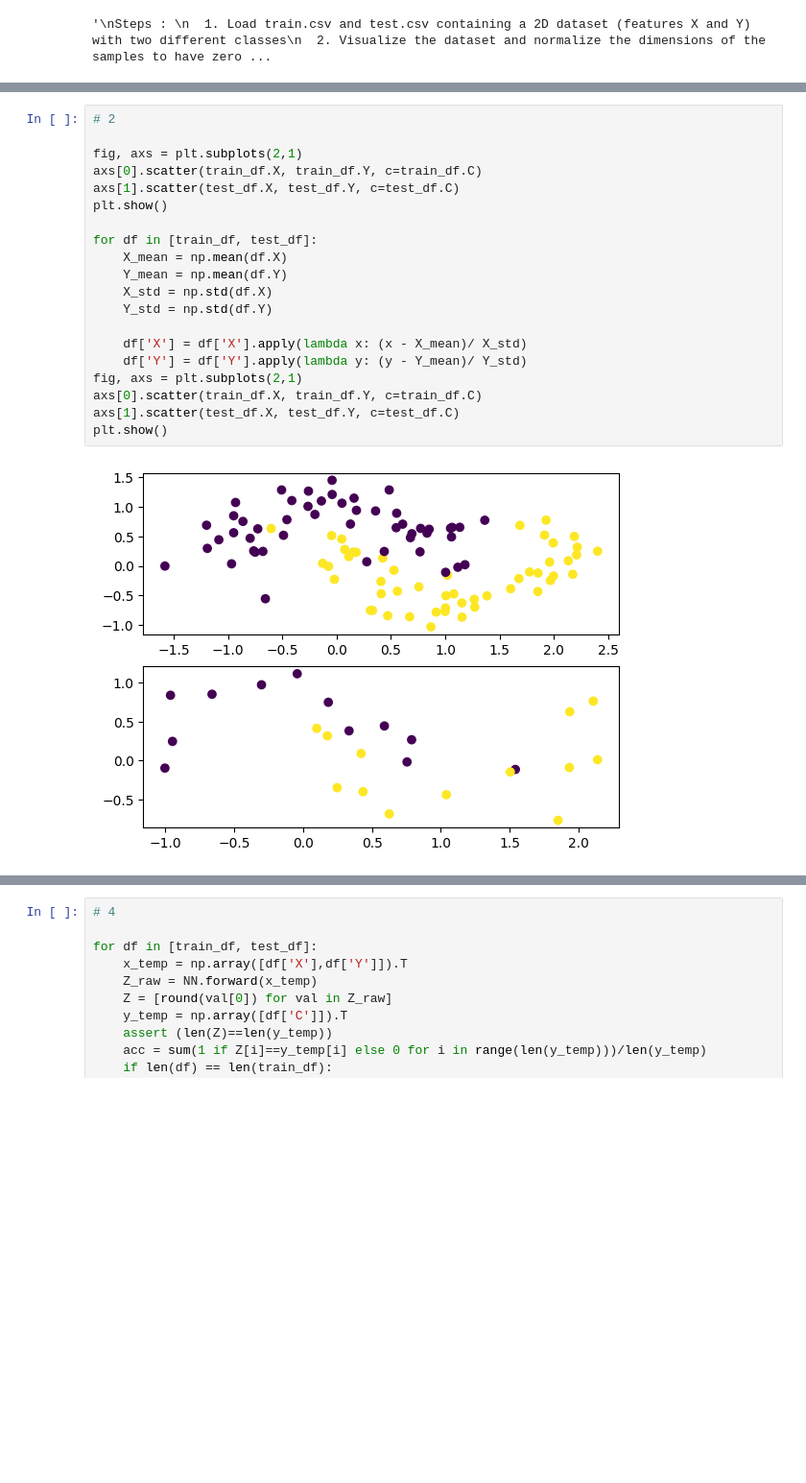
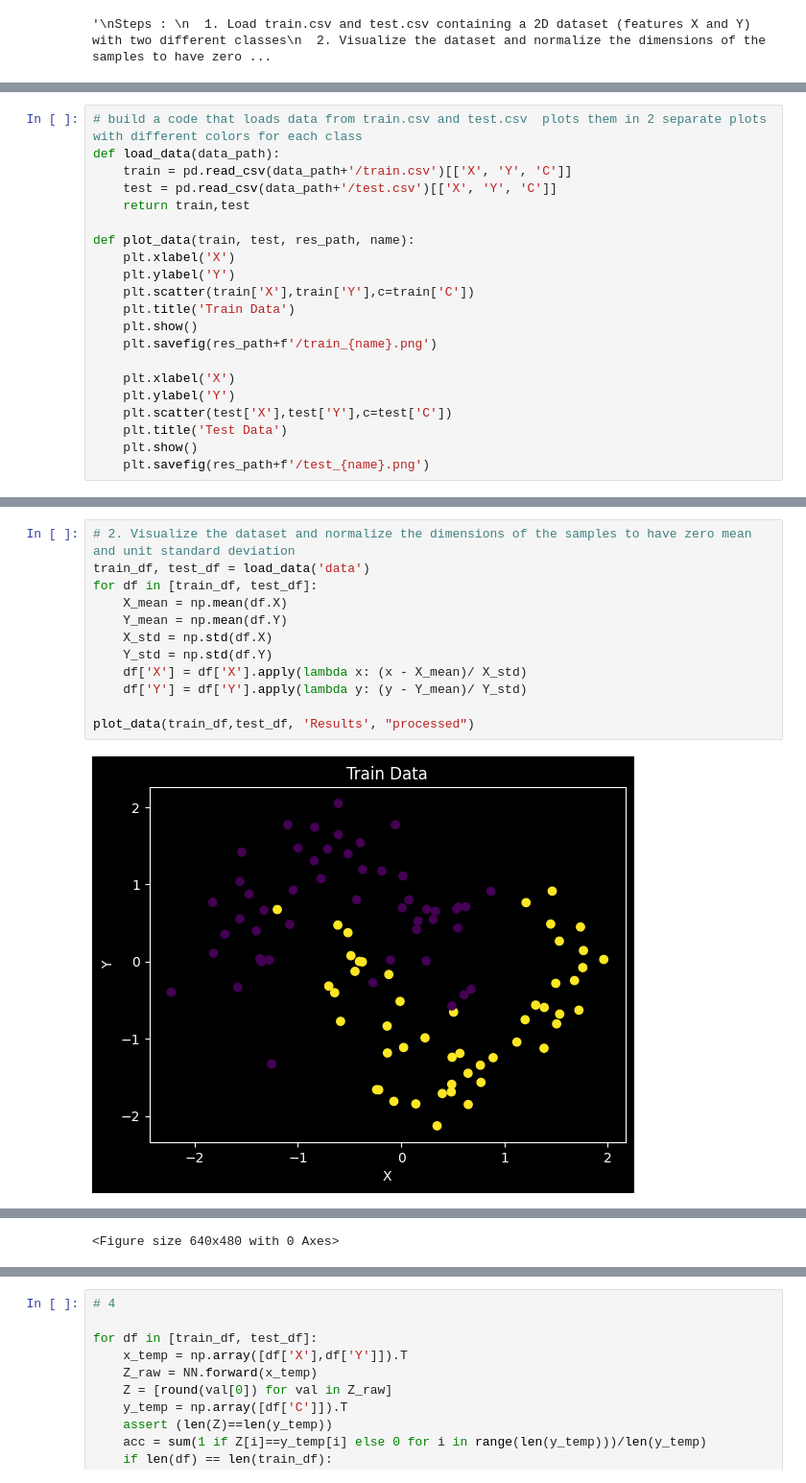
Before and after one commit to albert-santos01/DeepLearning, a Jupyter notebook: P1/P1-Questions.ipynb, the cells around one changed output, grey strips where cells are left out. Shown: that part at 96% size. Drawn from its saved outputs; the diff is of its cells as text; blank space fills up the shorter version.

```diff
--- a/P1/P1-Questions.ipynb
+++ b/P1/P1-Questions.ipynb
@@ -128,0 +20,21 @@ print(test_df.head())
+# %%
+# build a code that loads data from train.csv and test.csv  plots them in 2 separate plots with different colors for each class
+def load_data(data_path):
+    train = pd.read_csv(data_path+'/train.csv')[['X', 'Y', 'C']]
+    test = pd.read_csv(data_path+'/test.csv')[['X', 'Y', 'C']]
+    return train,test
+
+def plot_data(train, test, res_path, name):
+    plt.xlabel('X')
+    plt.ylabel('Y')
+    plt.scatter(train['X'],train['Y'],c=train['C'])
+    plt.title('Train Data')
+    plt.show()
+    plt.savefig(res_path+f'/train_{name}.png')
+
+    plt.xlabel('X')
+    plt.ylabel('Y')
+    plt.scatter(test['X'],test['Y'],c=test['C'])
+    plt.title('Test Data')
+    plt.show()
+    plt.savefig(res_path+f'/test_{name}.png')
@@ -129,22 +43,14 @@ print(test_df.head())
 # %%
-# 2
-
-fig, axs = plt.subplots(2,1)
-axs[0].scatter(train_df.X, train_df.Y, c=train_df.C)
-axs[1].scatter(test_df.X, test_df.Y, c=test_df.C)
-plt.show()
-
+# 2. Visualize the dataset and normalize the dimensions of the samples to have zero mean and unit standard deviation
+train_df, test_df = load_data('data')
 for df in [train_df, test_df]:
     X_mean = np.mean(df.X)
     Y_mean = np.mean(df.Y)
     X_std = np.std(df.X)
     Y_std = np.std(df.Y)
-
     df['X'] = df['X'].apply(lambda x: (x - X_mean)/ X_std)
     df['Y'] = df['Y'].apply(lambda y: (y - Y_mean)/ Y_std)
-fig, axs = plt.subplots(2,1)
-axs[0].scatter(train_df.X, train_df.Y, c=train_df.C)
-axs[1].scatter(test_df.X, test_df.Y, c=test_df.C)
-plt.show()
+
+plot_data(train_df,test_df, 'Results', "processed")
 # %% [output]
-[figure, old version]
+[figure, new version]
@@ -151,0 +58 @@ plt.show()
+<Figure size 640x480 with 0 Axes>
```
Also changed, not shown: parts of 16 cells of this notebook, 6 other files.
